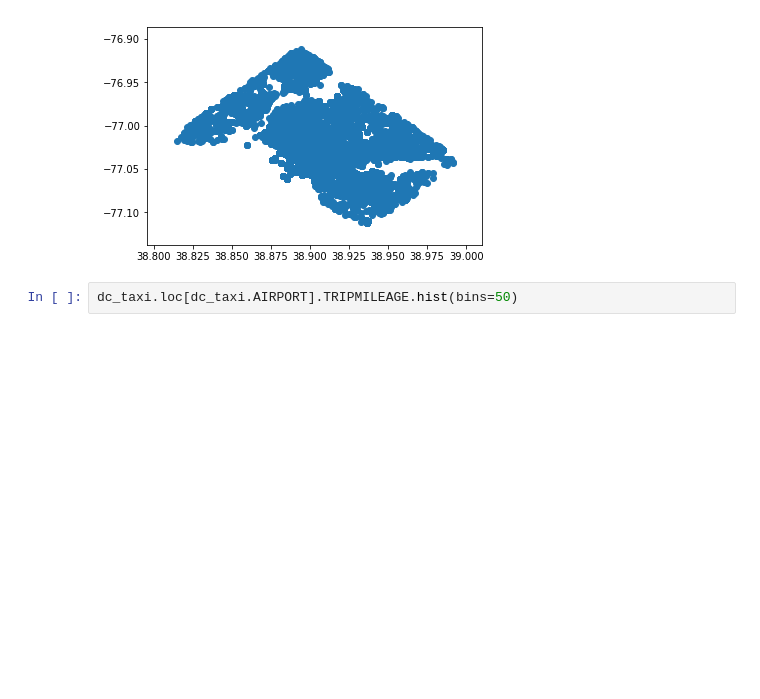
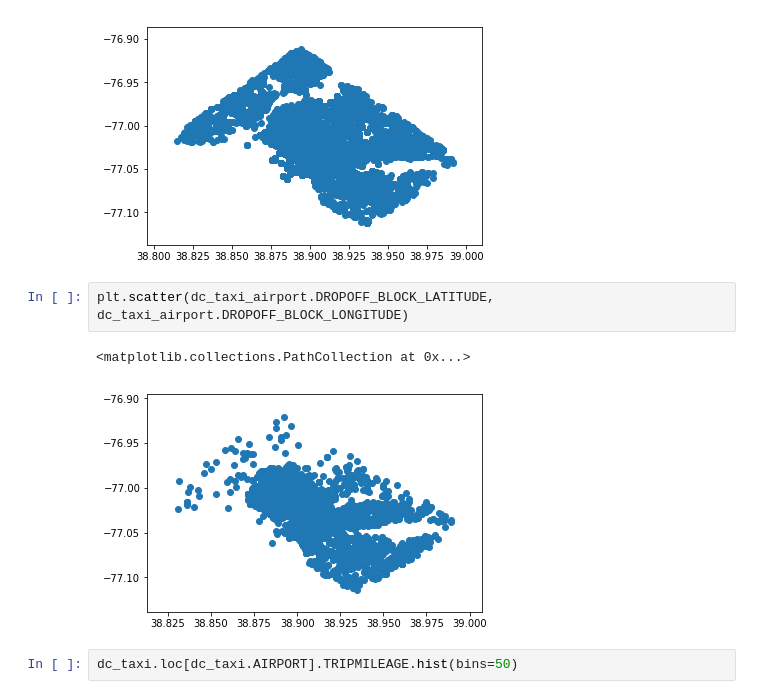
Before and after one commit to keita-dc/FlatironProject4, a Jupyter notebook: DC_taxi_trips.ipynb, the cells around one changed output. Cells and saved outputs as stored; diff of their text form; blank space fills up the shorter version.

```diff
--- a/DC_taxi_trips.ipynb
+++ b/DC_taxi_trips.ipynb
@@ -272,6 +328,11 @@ plt.scatter(dc_taxi.PICKUP_BLOCK_LATITUDE, dc_taxi.PICKUP_BLOCK_LONGITUDE)
 # %% [output]
 <matplotlib.collections.PathCollection at 0x...>
 [figure]
+# %%
+plt.scatter(dc_taxi_airport.DROPOFF_BLOCK_LATITUDE, dc_taxi_airport.DROPOFF_BLOCK_LONGITUDE)
+# %% [output]
+<matplotlib.collections.PathCollection at 0x...>
+[figure, added]
 # %%
 dc_taxi.loc[dc_taxi.AIRPORT].TRIPMILEAGE.hist(bins=50)
 # %% [output]
```
Also changed, not shown: parts of 16 cells of this notebook.
